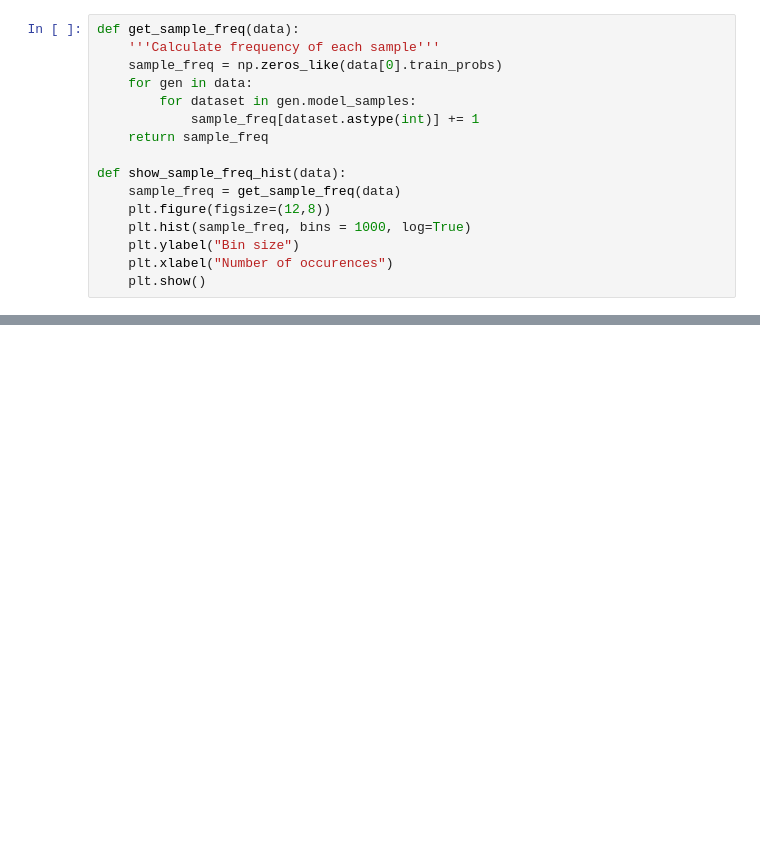
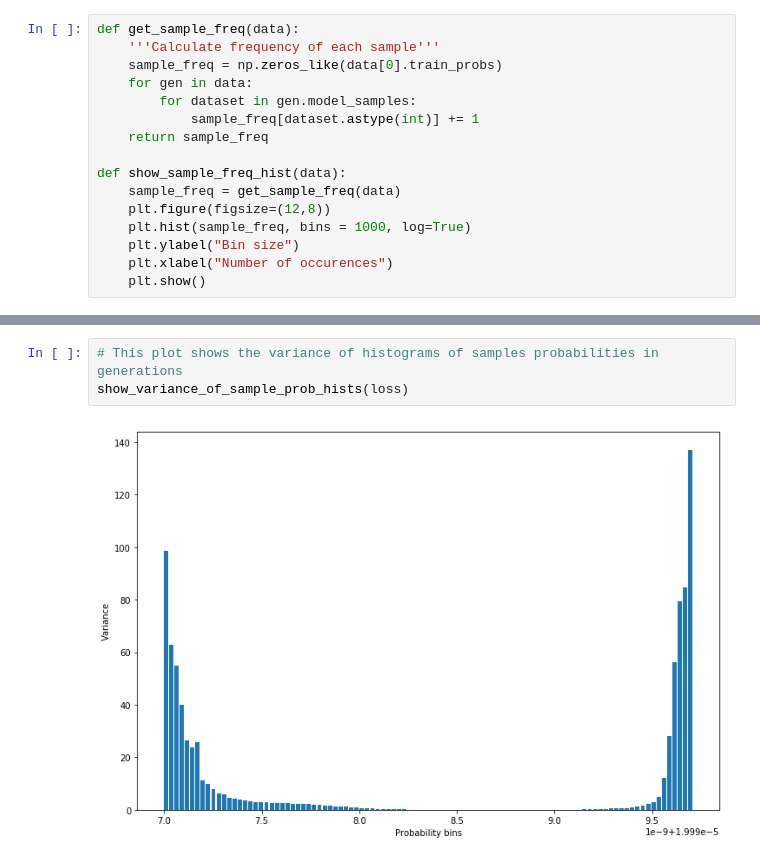
Before and after one commit to tmiskow/clash-royale-challenge, a Jupyter notebook: Visualizations.ipynb, the cells around one changed output, grey strips where cells are left out. Saved outputs shown, nothing was run; the diff lists cells and outputs as text; blank space fills up the shorter version.

```diff
--- a/Visualizations.ipynb
+++ b/Visualizations.ipynb
@@ -121,0 +182,5 @@ def show_sample_freq_hist(data):
+# %%
+# This plot shows the variance of histograms of samples probabilities in generations
+show_variance_of_sample_prob_hists(loss)
+# %% [output]
+[figure, added]
```
Also changed, not shown: parts of 25 cells of this notebook, 1 other file.
